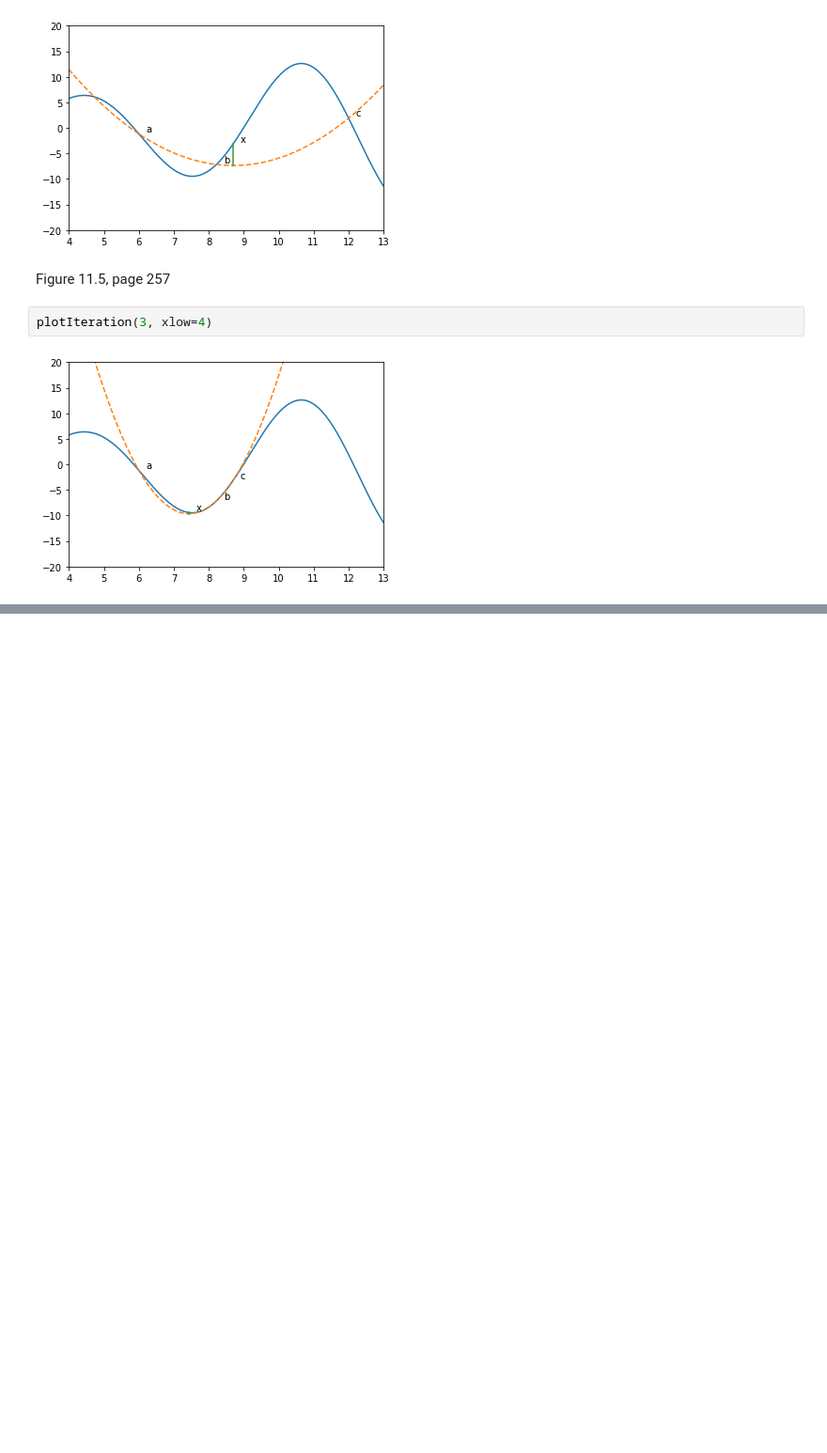
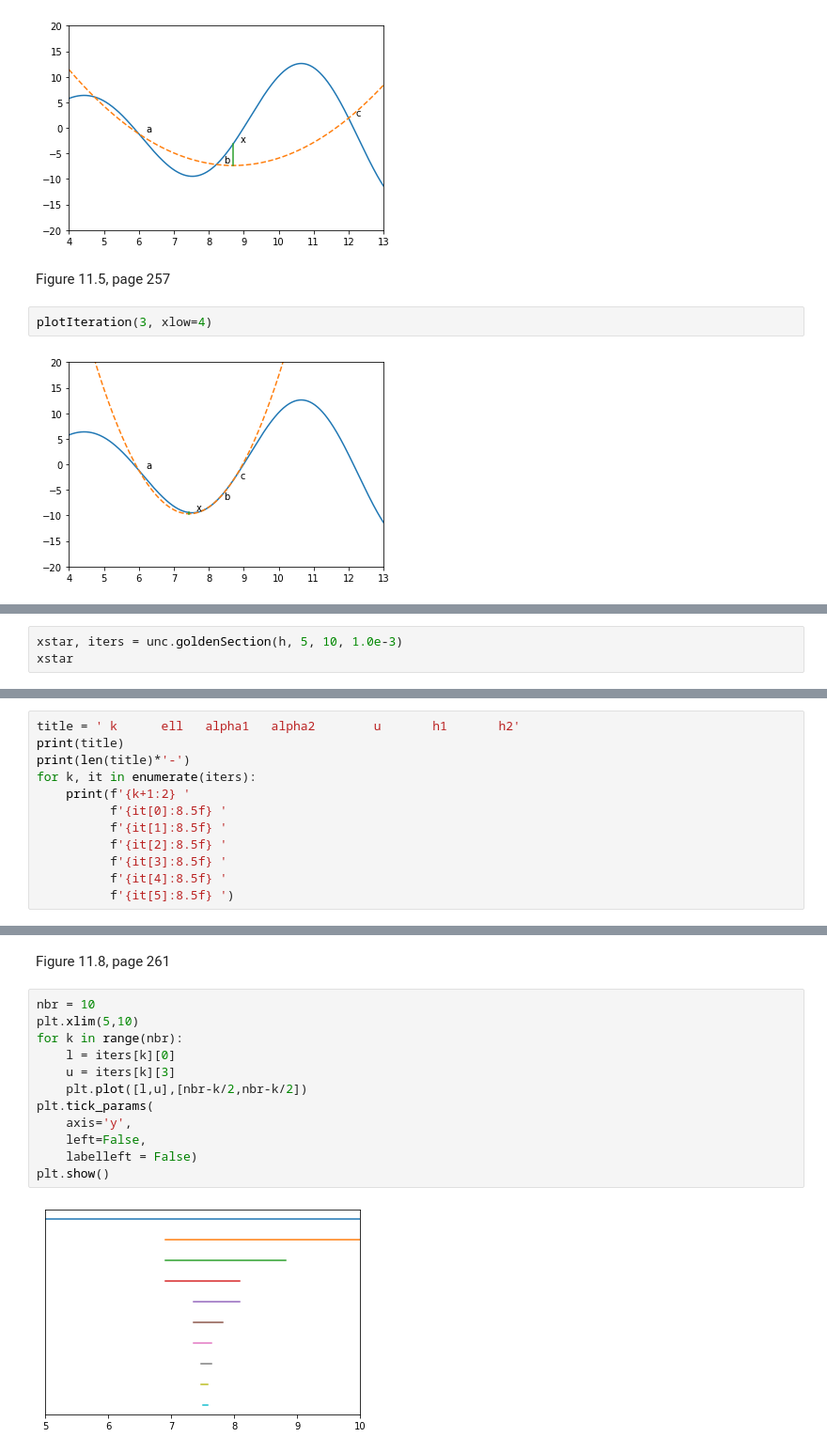
Before and after one commit to michelbierlaire/optimization-book, a Jupyter notebook: notebooks/unconstrained.ipynb, the cells around one changed output, grey strips where cells are left out. Shown at 94% size. Drawn from its saved outputs; the diff is of its cells as text; blank space fills up the shorter version.

```diff
--- a/notebooks/unconstrained.ipynb
+++ b/notebooks/unconstrained.ipynb
@@ -375,0 +384,3 @@ plotIteration(3, xlow=4)
+# %%
+xstar, iters = unc.goldenSection(h, 5, 10, 1.0e-3)
+xstar
@@ -375,0 +391,12 @@ plotIteration(3, xlow=4)
+# %%
+title = ' k      ell   alpha1   alpha2        u       h1       h2'
+print(title)
+print(len(title)*'-')
+for k, it in enumerate(iters):
+    print(f'{k+1:2} '
+          f'{it[0]:8.5f} '
+          f'{it[1]:8.5f} '
+          f'{it[2]:8.5f} '
+          f'{it[3]:8.5f} '
+          f'{it[4]:8.5f} '
+          f'{it[5]:8.5f} ')
@@ -375,0 +421,16 @@ plotIteration(3, xlow=4)
+# %% [markdown]
+Figure 11.8, page 261
+# %%
+nbr = 10
+plt.xlim(5,10)
+for k in range(nbr):
+    l = iters[k][0]
+    u = iters[k][3]
+    plt.plot([l,u],[nbr-k/2,nbr-k/2])
+plt.tick_params(
+    axis='y',
+    left=False,
+    labelleft = False)
+plt.show()
+# %% [output]
+[figure, added]
```
Also changed, not shown: parts of 28 cells of this notebook.
